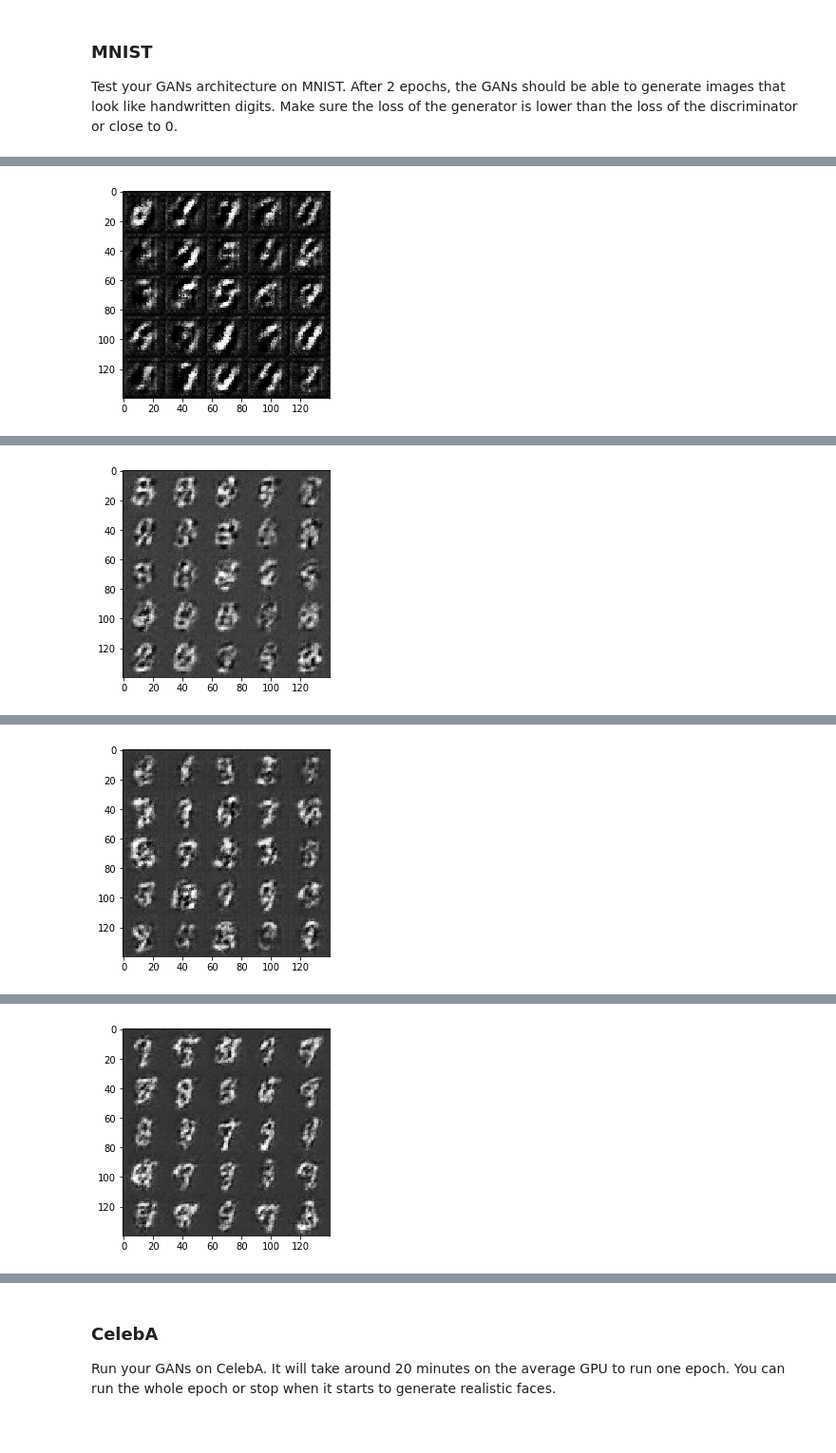
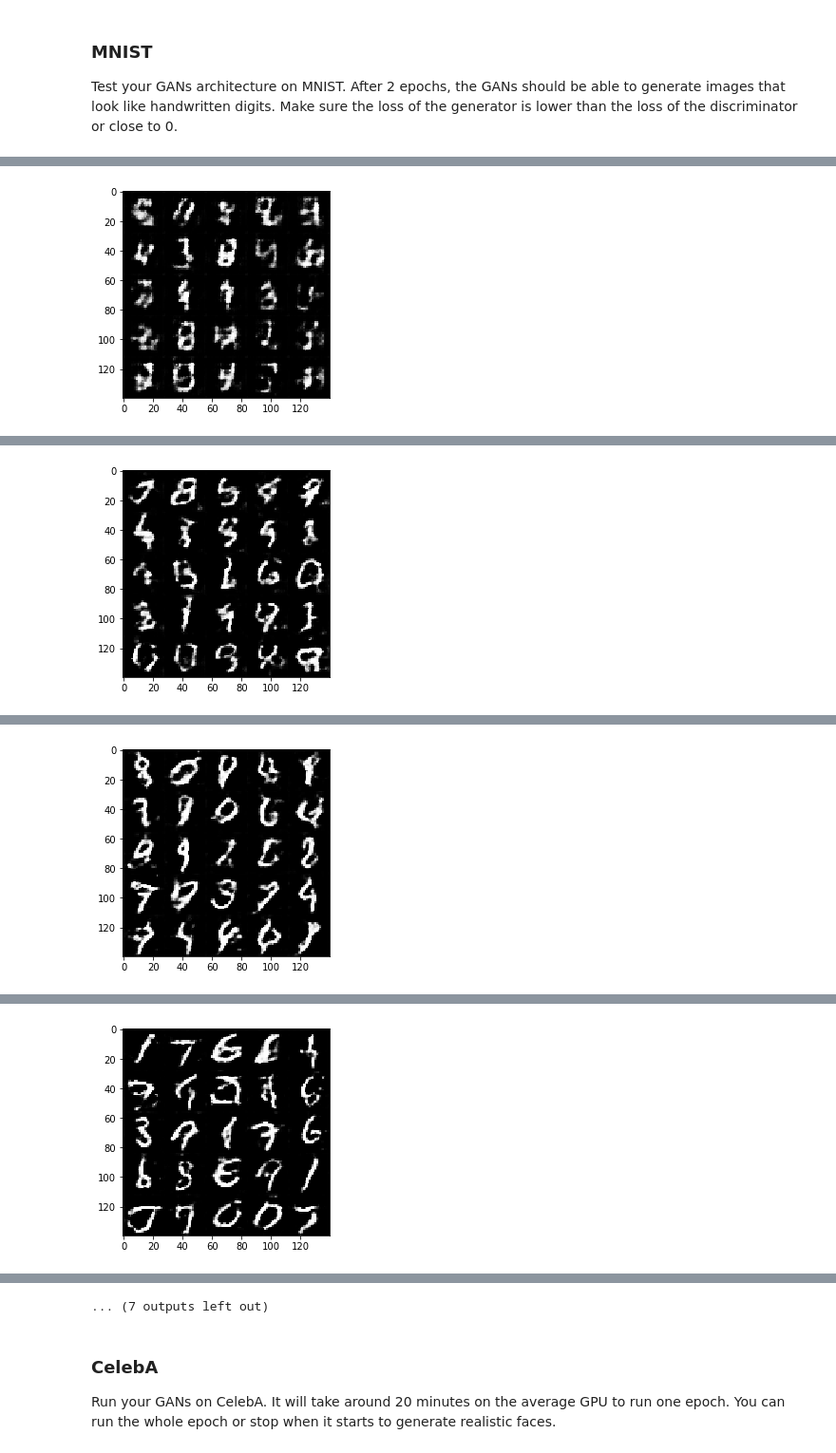
Before and after one commit to heikir/face_generation, a Jupyter notebook: dlnd_face_generation.ipynb, the cells around one changed output, grey strips where cells are left out. Shown at 95% size. Saved outputs shown, nothing was run; the diff lists cells and outputs as text; code cells hidden in the pictures.

```diff
--- a/dlnd_face_generation.ipynb
+++ b/dlnd_face_generation.ipynb
@@ -225,7 +225,7 @@ Implement `model_loss` to build the GANs for training and calculate the loss.  T
 - `discriminator(images, reuse=False)`
 - `generator(z, out_channel_dim, is_train=True)`
 # %%
-def model_loss(input_real, input_z, out_channel_dim):
+def model_loss(input_real, input_z, out_channel_dim, smooth=0.1):
     """
     Get the loss for the discriminator and generator
     :param input_real: Images from the real dataset
@@ -238,7 +238,7 @@ def model_loss(input_real, input_z, out_channel_dim):
     d_model_fake, d_logits_fake = discriminator(g_model, reuse=True)
 
     d_loss_real = tf.reduce_mean(
-        tf.nn.sigmoid_cross_entropy_with_logits(logits=d_logits_real, labels=tf.ones_like(d_model_real)))
+        tf.nn.sigmoid_cross_entropy_with_logits(logits=d_logits_real, labels=tf.ones_like(d_model_real) * (1 - smooth)))
     d_loss_fake = tf.reduce_mean(
         tf.nn.sigmoid_cross_entropy_with_logits(logits=d_logits_fake, labels=tf.zeros_like(d_model_fake)))
     g_loss = tf.reduce_mean(
@@ -349,6 +349,7 @@ def train(epoch_count, batch_size, z_dim, learning_rate, beta1, get_batches, dat
         for epoch_i in range(epoch_count):
             for batch_images in get_batches(batch_size):
                 steps += 1
+                batch_images *= 2 # Rescale from [-0.5, 0.5] to [-1, 1]
 
                 # Sample random noise for G
                 batch_z = np.random.uniform(-1, 1, size=(batch_size, z_dim))
@@ -369,9 +370,9 @@ def train(epoch_count, batch_size, z_dim, learning_rate, beta1, get_batches, dat
 ### MNIST
 Test your GANs architecture on MNIST.  After 2 epochs, the GANs should be able to generate images that look like handwritten digits.  Make sure the loss of the generator is lower than the loss of the discriminator or close to 0.
 # %%
-batch_size = 128
-z_dim = 100
-learning_rate = 0.0002
+batch_size = 64
+z_dim = 128
+learning_rate = 0.0008
 beta1 = 0.5
 
 
@@ -392 +393 @@ Epoch 1/2 Step 200... Discriminator Loss: 0.1607... Generator Loss: 2.7464
-[figure, old version]
+[figure, new version]
@@ -397 +398 @@ Epoch 1/2 Step 400... Discriminator Loss: 0.5582... Generator Loss: 1.0755
-[figure, old version]
+[figure, new version]
@@ -402 +403 @@ Epoch 2/2 Step 600... Discriminator Loss: 0.2466... Generator Loss: 2.1461
-[figure, old version]
+[figure, new version]
@@ -407 +408 @@ Epoch 2/2 Step 800... Discriminator Loss: 0.0609... Generator Loss: 3.4010
-[figure, old version]
+[figure, new version]
@@ -410,3 +419,4 @@ Epoch 2/2 Step 900... Discriminator Loss: 1.4299... Generator Loss: 1.3431
+... (7 outputs left out)
 # %% [markdown]
 ### CelebA
 Run your GANs on CelebA.  It will take around 20 minutes on the average GPU to run one epoch.  You can run the whole epoch or stop when it starts to generate realistic faces.
```
Also changed, not shown: parts of 3 cells of this notebook.
